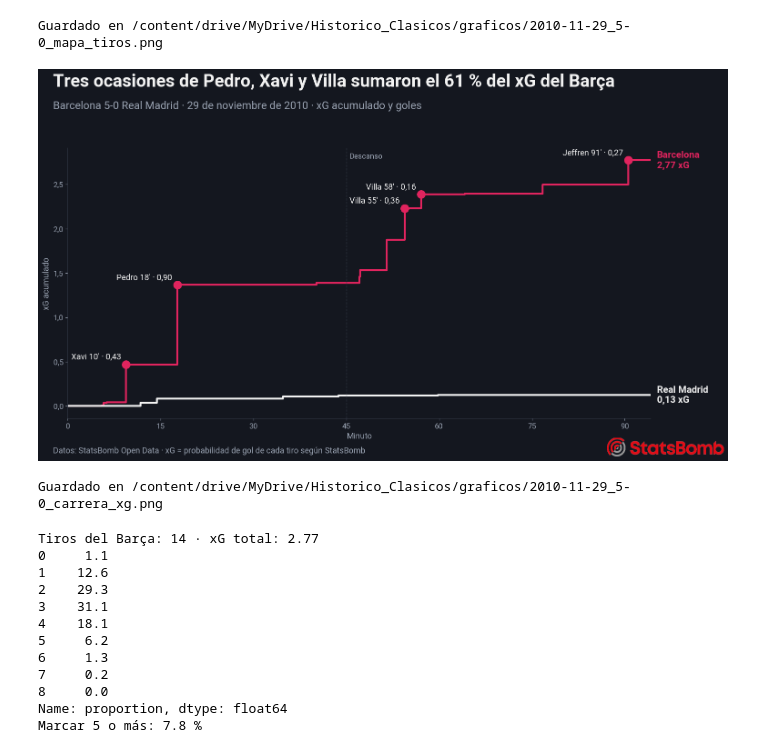
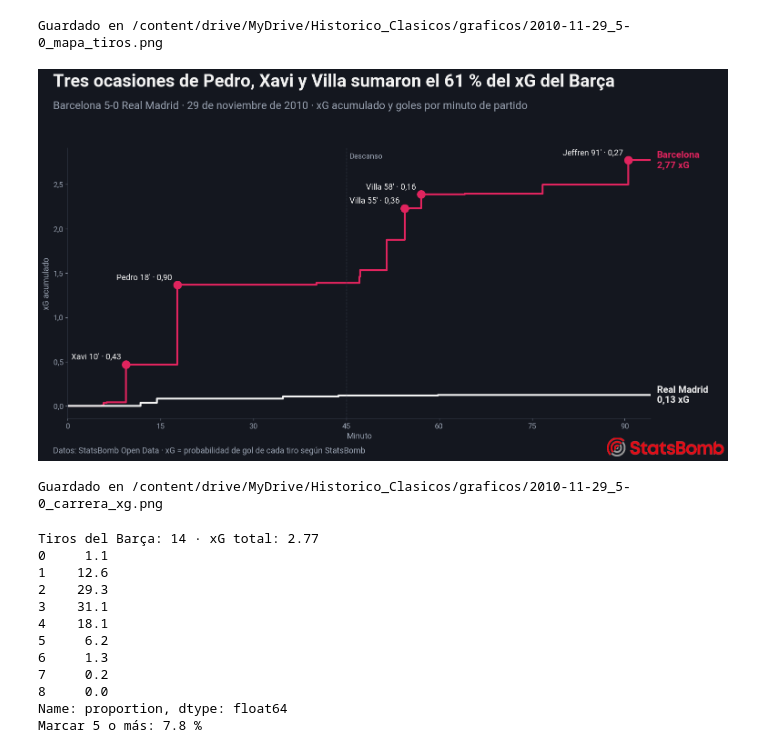
Before and after one commit to Clasico-Insights/historico-clasicos, a Jupyter notebook: 02_mapa_de_tiros.ipynb, the cells around one changed output. Saved outputs shown, nothing was run; the diff lists cells and outputs as text; code cells hidden in the pictures.

```diff
--- a/02_mapa_de_tiros.ipynb
+++ b/02_mapa_de_tiros.ipynb
@@ -185,35 +185,35 @@ def carrera_xg(ev, titulo, subtitulo, archivo):
     ax.set_xlim(0, fin)
     ax.set_xticks([0, 15, 30, 45, 60, 75, 90])
     ax.set_xlabel('Minuto', color=GRIS, fontsize=13)
     ax.set_ylabel('xG acumulado', color=GRIS, fontsize=13)
     ax.tick_params(colors=GRIS, labelsize=12)
     ax.yaxis.set_major_formatter(lambda v, pos: f'{v:.1f}'.replace('.', ','))  # coma decimal
     for lado in ['top', 'right']:
         ax.spines[lado].set_visible(False)
     for lado in ['left', 'bottom']:
         ax.spines[lado].set_color(LINEAS)
 
     fig.text(0.04, 0.93, titulo, fontsize=28, fontweight='bold', color=TEXTO)
     fig.text(0.04, 0.875, subtitulo, fontsize=17, color=GRIS)
     fig.text(0.04, 0.035, 'Datos: StatsBomb Open Data · xG = probabilidad de gol de cada tiro según StatsBomb',
              fontsize=13, color=GRIS)
     logo = plt.imread(f'{ESTILO}/statsbomb_logo.png')
     ax_logo = fig.add_axes([0.80, 0.025, 0.16, 0.05])
     ax_logo.imshow(logo)
     ax_logo.axis('off')
 
     fig.savefig(archivo, dpi=100, facecolor=FONDO)
     plt.show()
     print('Guardado en', archivo)
 
 carrera_xg(
     ev,
     titulo='Tres ocasiones de Pedro, Xavi y Villa sumaron el 61 % del xG del Barça',
-    subtitulo='Barcelona 5-0 Real Madrid · 29 de noviembre de 2010 · xG acumulado y goles',
+    subtitulo='Barcelona 5-0 Real Madrid · 29 de noviembre de 2010 · xG acumulado y goles por minuto de partido',
     archivo=f'{BASE}/graficos/2010-11-29_5-0_carrera_xg.png',
 )
 # %% [output]
-[figure, old version]
+[figure, new version]
 Guardado en /content/drive/MyDrive/Historico_Clasicos/graficos/2010-11-29_5-0_carrera_xg.png
 # %%
 # Celda 7: ¿qué probabilidad había de marcar 5 goles con esos tiros?
```
